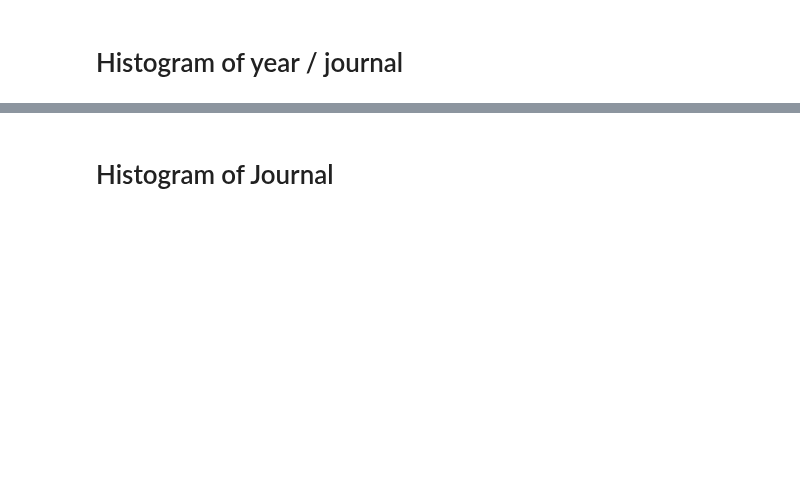
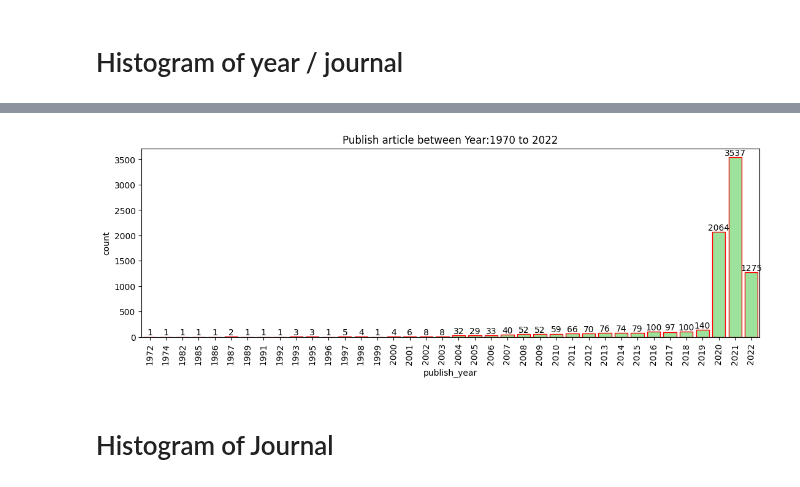
Before and after one commit to pywong-polyu/COMP5434-Big-Data-Computing, a Jupyter notebook: COMP5434_project sun.ipynb, the cells around one changed output, grey strips where cells are left out. Saved outputs shown, nothing was run; the diff lists cells and outputs as text; code cells hidden in the pictures; blank space fills up the shorter version.

```diff
--- a/COMP5434_project sun.ipynb
+++ b/COMP5434_project sun.ipynb
@@ -374,3 +281,14 @@ ax.bar_label(ax.containers[0])
+# %%
+import seaborn as sns
+
+plt.figure(figsize=(13,4))
+ax = sns.countplot(x='publish_year', data=df, color='lightgreen', edgecolor='red',)
+ax.bar_label(ax.containers[0])
+ax.tick_params(axis='x', rotation=88)
+plt.title('Publish article between Year:' + str(start_year) + ' to ' + str(end_year))
+plt.show()
+# %% [output]
+[figure, added]
 # %% [markdown]
 # Histogram of Journal
 # %%
```
Also changed, not shown: parts of 36 cells of this notebook.
